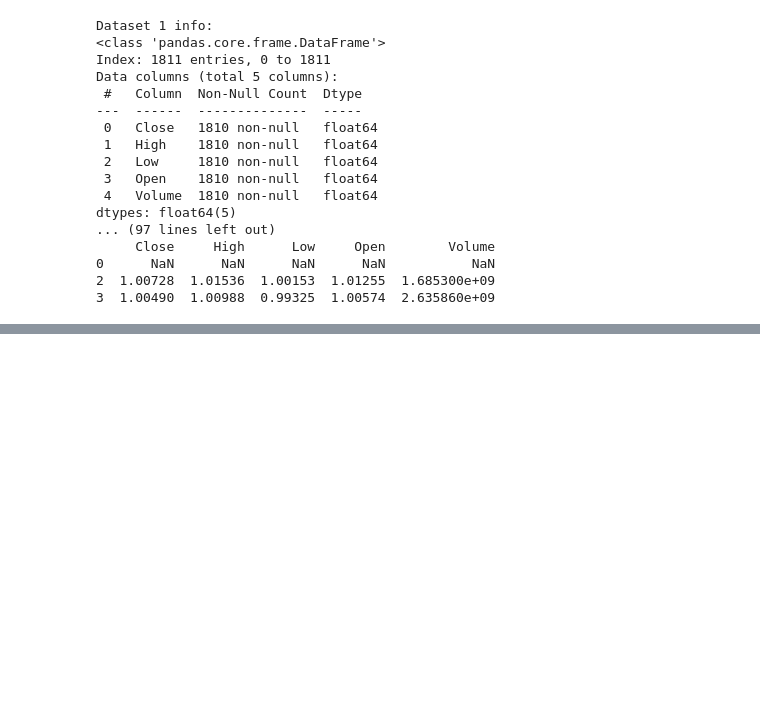
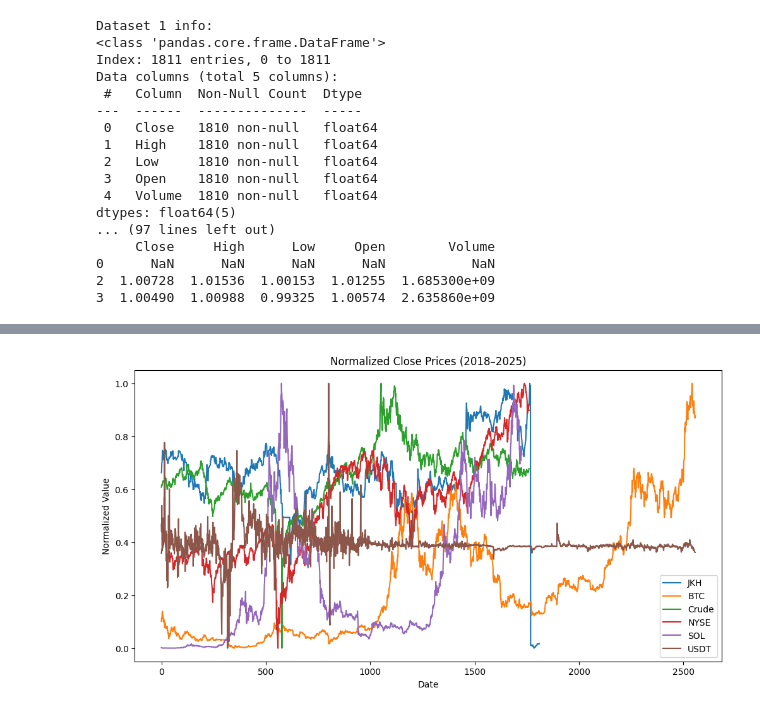
Before and after one commit to OTN-Rajapaksha/Naval-Hybrid-Model-Work-In-The-Stock-Market-And-Crypto-Market-Prediction, a Jupyter notebook: Main.ipynb, the cells around one changed output, grey strips where cells are left out. Drawn from its saved outputs; the diff is of its cells as text; code cells hidden in the pictures; blank space fills up the shorter version.

```diff
--- a/Main.ipynb
+++ b/Main.ipynb
@@ -558,0 +583,14 @@ dtype: int64
+# %%
+import pandas as pd
+
+merged = pd.concat([
+    df1['Close'].rename('JKH'),
+    df2['Close'].rename('BTC'),
+    df3['Close'].rename('Crude'),
+    df4['Close'].rename('NYSE'),
+    df5['Close'].rename('SOL'),
+    df6['Close'].rename('USDT')
+], axis=1)
+
+print("Merged shape:", merged.shape)
+display(merged.head())
@@ -558,0 +605,12 @@ dtype: int64
+# %%
+ from sklearn.preprocessing import MinMaxScaler
+
+scaler = MinMaxScaler()
+normalized = pd.DataFrame(
+    scaler.fit_transform(merged),
+    columns=merged.columns,
+    index=merged.index
+)
+
+print("✅ Min-Max normalized data:")
+display(normalized.head())
@@ -558,0 +625,9 @@ dtype: int64
+# %%
+import matplotlib.pyplot as plt
+
+normalized.plot(figsize=(12,6), title="Normalized Close Prices (2018–2025)")
+plt.xlabel("Date")
+plt.ylabel("Normalized Value")
+plt.show()
+# %% [output]
+[figure, added]
```
Also changed, not shown: parts of 20 cells of this notebook.
